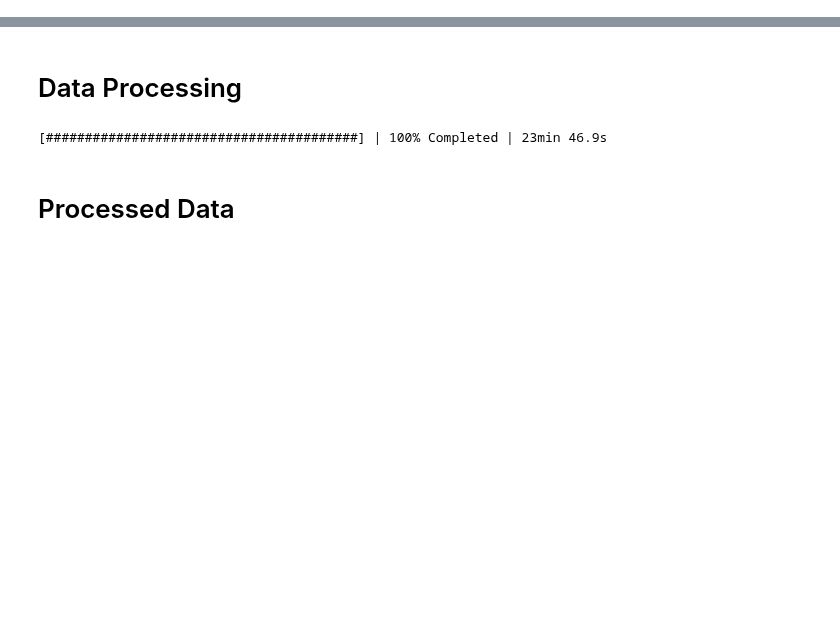
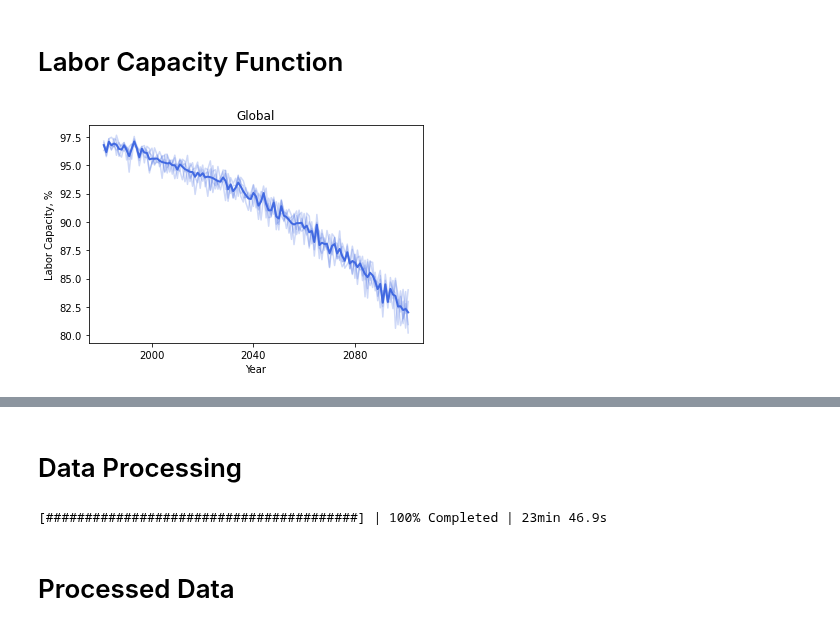
Before and after one commit to KYan19/pei, a Jupyter notebook: notebooks/6.1_LaborCapacity.ipynb, the cells around one changed output, grey strips where cells are left out. Cells and saved outputs as stored; diff of their text form; code cells hidden in the pictures; blank space fills up the shorter version.

Commit message:
Regional plots of labor capacity based on WBT

```diff
--- a/notebooks/6.1_LaborCapacity.ipynb
+++ b/notebooks/6.1_LaborCapacity.ipynb
@@ -11,0 +9,37 @@ The autoreload extension is already loaded. To reload it, use:
+# %% [markdown]
+# Labor Capacity Function
+# %%
+def capacity(ds,population,region,ax):
+    # Get yearly capacity data for grid cells in region
+    ds_region = mf.slice_region(ds,region)
+
+    # Get weighted area for grid cells
+    pop_region = mf.slice_region(population,region)
+    pop_weights = pop_region/pop_region.sum(['lat','lon'])
+
+    # Calculate total area-weighted capacity per year
+    capacity = (ds_region*pop_weights).sum(['lat','lon'])
+
+    # Loop through ensemble members
+    for ens in capacity['ensemble']:
+        capacity.sel(ensemble=ens).plot(ax=ax,color='royalblue',alpha=0.25)
+
+    # Ensemble average labor capacity
+    capacity_avg = capacity.mean(dim='ensemble')
+    capacity_avg.plot(ax=ax,color='royalblue',linewidth=2)
+    ax.set_xlabel('Year')
+    ax.set_ylabel('Labor Capacity, %')
+    ax.set_title(region)
+# %%
+# Load labor productivity data
+ds = xr.open_dataset('../data/processed/labor_productivity.nc').rename({'WBT':'capacity'})
+# %%
+# Population data
+ds_pop = xr.open_dataset('../data/processed/population_regrid.nc')['population']
+ds_pop = ds_pop.where(np.isfinite(ds_pop),0)
+ds_pop = ds_pop.rename({'latitude':'lat','longitude':'lon'})
+# %%
+fig,ax = plt.subplots()
+capacity(ds['capacity'],ds_pop,'Global',ax)
+# %% [output]
+[figure, added]
```
Also changed, not shown: parts of 12 cells of this notebook, 2 other files.
